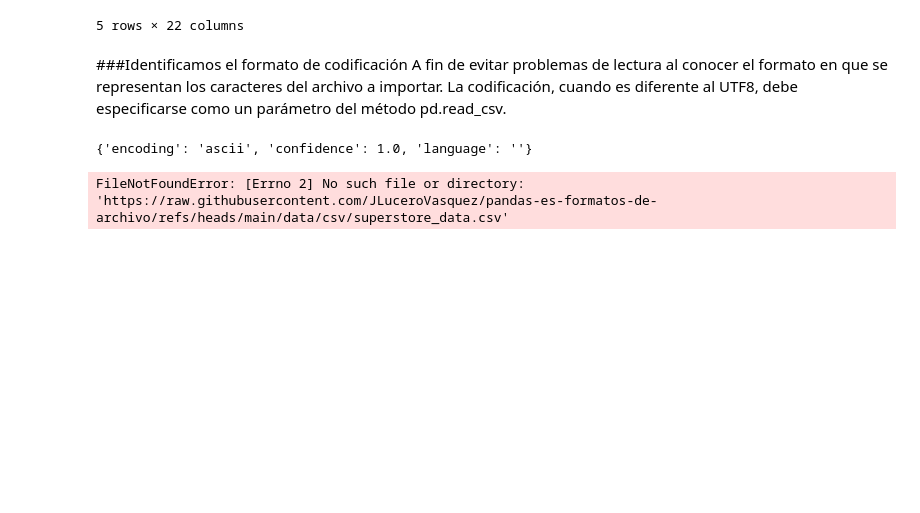
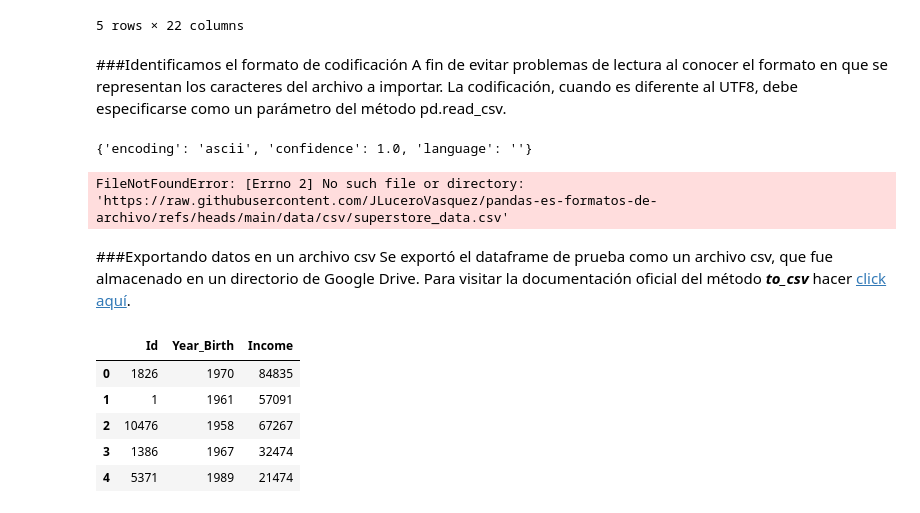
Before and after one commit to JLuceroVasquez/pandas-es-formatos-de-archivo, a Jupyter notebook: cuaderno_clases.ipynb, the cells around one changed output. Cells and saved outputs as stored; diff of their text form; code cells hidden in the pictures; blank space fills up the shorter version.

```diff
--- a/cuaderno_clases.ipynb
+++ b/cuaderno_clases.ipynb
@@ -57,3 +70,23 @@ with open(url_csv1,'rb') as file:
   print(chardet.detect(file.read()))
 # %% [output]
 FileNotFoundError: [Errno 2] No such file or directory: 'https://raw.githubusercontent.com/JLuceroVasquez/pandas-es-formatos-de-archivo/refs/heads/main/data/csv/superstore_data.csv'
+# %% [markdown]
+###Exportando datos en un archivo csv
+Se exportó el dataframe de prueba como un archivo csv, que fue almacenado en un directorio de Google Drive.
+Para visitar la documentación oficial del método ***to_csv*** hacer [click aquí](https://pandas.pydata.org/docs/reference/api/pandas.DataFrame.to_csv.html).
+# %%
+#Se declara la ruta de Google Drive donde se guardará el dataframe como archivo csv.
+path = '/content/drive/MyDrive/Aprendizaje-vigente/Programa ONE/Ruta 5 - Aprendiendo a hacer ETL/3-pandas-es-formatos-de-archivo/aula1/data-exportada.csv'
+
+#Se exporta el df de prueba con el método to_csv.
+superstore_df0.to_csv(path, index=False)
+
+#Se comprueba el contenido del archivo exportado.
+pd.read_csv(path)
+# %% [output]
+|  | Id | Year_Birth | Income |
+| 0 | 1826 | 1970 | 84835 |
+| 1 | 1 | 1961 | 57091 |
+| 2 | 10476 | 1958 | 67267 |
+| 3 | 1386 | 1967 | 32474 |
+| 4 | 5371 | 1989 | 21474 |
```
Also changed, not shown: parts of 10 cells of this notebook.
